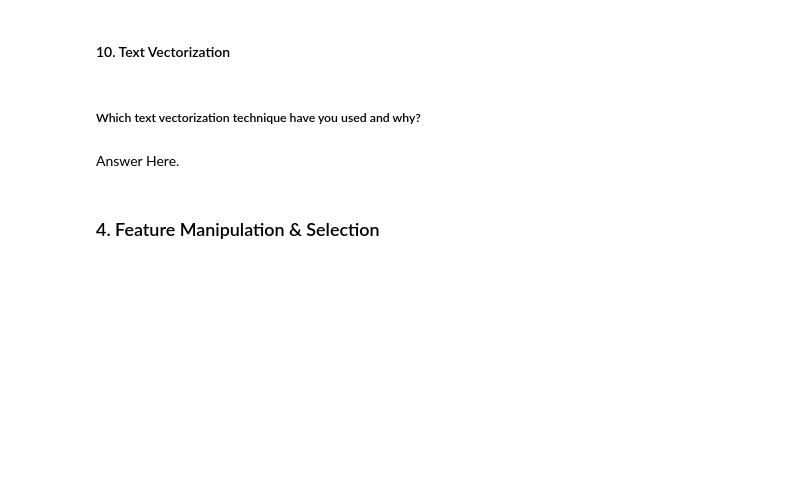
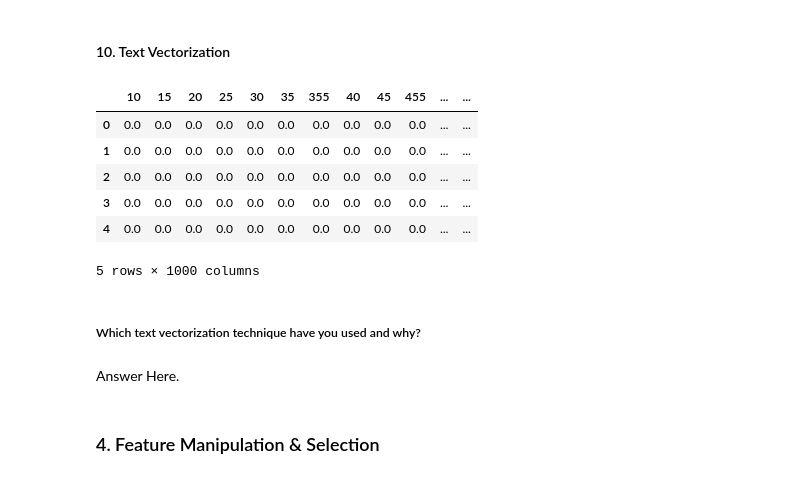
Before and after one commit to Manoharjha333/Zomato-Restaurant-Clustering-And-Sentiment-Analysis, a Jupyter notebook: Zomato_Restaurant_Clustering_And_Sentiment_Analysis.ipynb, the cells around one changed output. Saved outputs shown, nothing was run; the diff lists cells and outputs as text; code cells hidden in the pictures; blank space fills up the shorter version.

```diff
--- a/Zomato_Restaurant_Clustering_And_Sentiment_Analysis.ipynb
+++ b/Zomato_Restaurant_Clustering_And_Sentiment_Analysis.ipynb
@@ -1724,0 +1774,20 @@ Answer Here.
+# %%
+# POS Taging
+import nltk
+from nltk.tokenize import word_tokenize
+nltk.download('punkt')  # Download the required resource for word_tokenize
+nltk.download('averaged_perceptron_tagger')  # Download the POS tagger model
+
+# Assuming 'Review' column contains the lemmatized reviews
+lemmatized_reviews = review['Lemmatized_Review']
+
+# Function for POS tagging
+def pos_tagging(tokens):
+    pos_tags = nltk.pos_tag(tokens)
+    return pos_tags
+
+# Apply POS tagging to the lemmatized reviews
+review['POS_Tags'] = lemmatized_reviews.apply(pos_tagging)
+
+# Display the DataFrame with POS tags
+review[['Lemmatized_Review', 'POS_Tags']]
@@ -1729,3 +1815,29 @@ Answer Here.
+# %%
+# Vectorizing Text
+from sklearn.feature_extraction.text import TfidfVectorizer
+
+# Assuming 'Lemmatized_Review' column contains the preprocessed text data
+preprocessed_reviews = review['Lemmatized_Review'].apply(lambda x: ' '.join(x))
+
+# Initialize the TF-IDF vectorizer
+tfidf_vectorizer = TfidfVectorizer(max_features=1000, stop_words='english')
+
+# Fit and transform the reviews
+tfidf_matrix = tfidf_vectorizer.fit_transform(preprocessed_reviews)
+
+# Convert the TF-IDF matrix to a DataFrame for easier inspection
+tfidf_df = pd.DataFrame(tfidf_matrix.toarray(), columns=tfidf_vectorizer.get_feature_names_out())
+
+# Display the TF-IDF DataFrame
+tfidf_df.head()
+# %% [output]
+|  | 10 | 15 | 20 | 25 | 30 | 35 | 355 | 40 | 45 | 455 | ... | ... |
+| 0 | 0.0 | 0.0 | 0.0 | 0.0 | 0.0 | 0.0 | 0.0 | 0.0 | 0.0 | 0.0 | ... | ... |
+| 1 | 0.0 | 0.0 | 0.0 | 0.0 | 0.0 | 0.0 | 0.0 | 0.0 | 0.0 | 0.0 | ... | ... |
+| 2 | 0.0 | 0.0 | 0.0 | 0.0 | 0.0 | 0.0 | 0.0 | 0.0 | 0.0 | 0.0 | ... | ... |
+| 3 | 0.0 | 0.0 | 0.0 | 0.0 | 0.0 | 0.0 | 0.0 | 0.0 | 0.0 | 0.0 | ... | ... |
+| 4 | 0.0 | 0.0 | 0.0 | 0.0 | 0.0 | 0.0 | 0.0 | 0.0 | 0.0 | 0.0 | ... | ... |
+5 rows × 1000 columns
 # %% [markdown]
 ##### Which text vectorization technique have you used and why?
 # %% [markdown]
```
Also changed, not shown: parts of 11 cells of this notebook.
